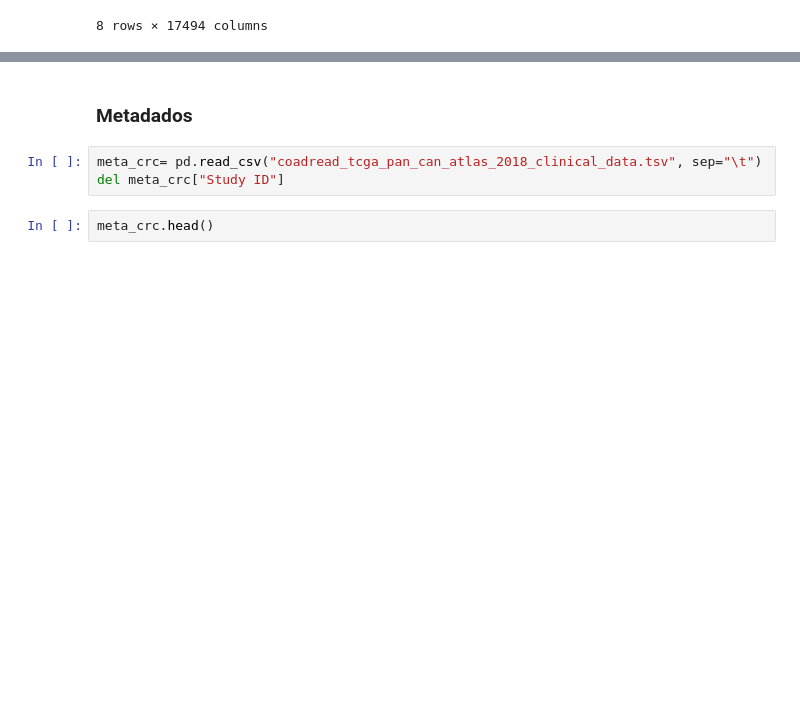
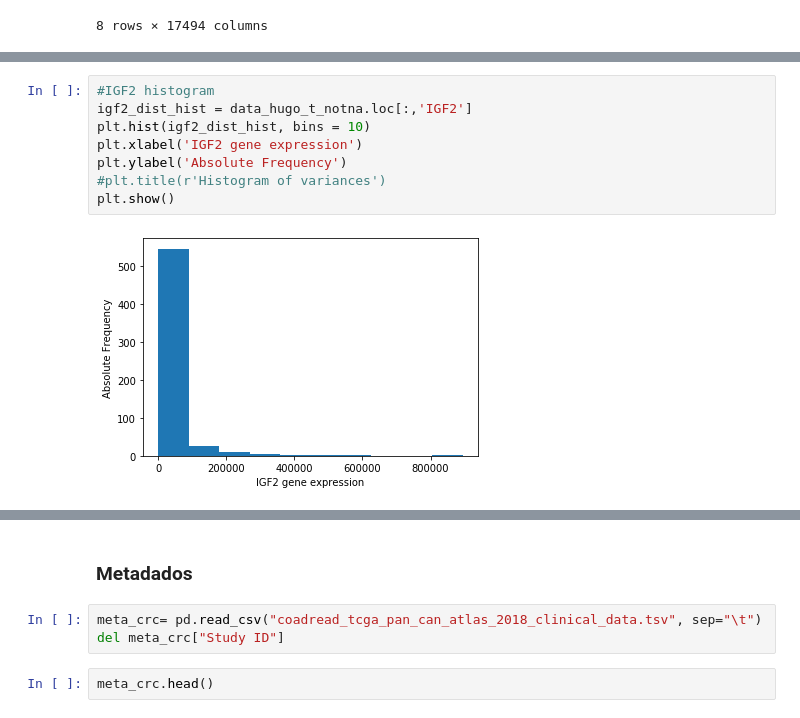
Before and after one commit to edgar-pinto/MEBIOM_BIOINF, a Jupyter notebook: dataset1.ipynb, the cells around one changed output, grey strips where cells are left out. Drawn from its saved outputs; the diff is of its cells as text; blank space fills up the shorter version.

```diff
--- a/dataset1.ipynb
+++ b/dataset1.ipynb
@@ -337,0 +369,10 @@ Name: AAA1, Length: 592, dtype: float64
+# %%
+#IGF2 histogram
+igf2_dist_hist = data_hugo_t_notna.loc[:,'IGF2']
+plt.hist(igf2_dist_hist, bins = 10)
+plt.xlabel('IGF2 gene expression')
+plt.ylabel('Absolute Frequency')
+#plt.title(r'Histogram of variances')
+plt.show()
+# %% [output]
+[figure, added]
```
Also changed, not shown: parts of 63 cells of this notebook.
